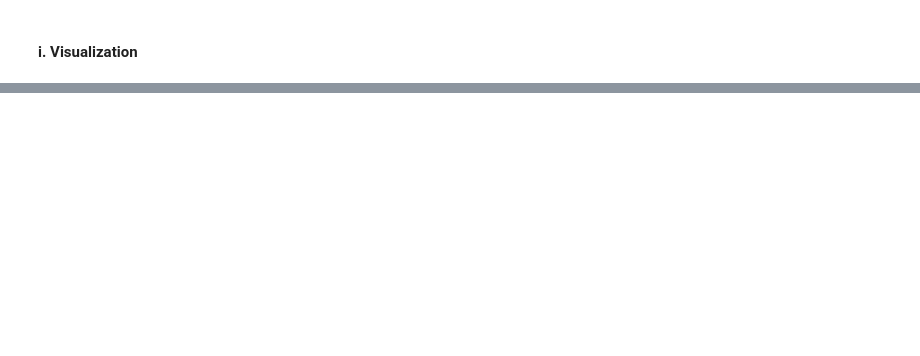
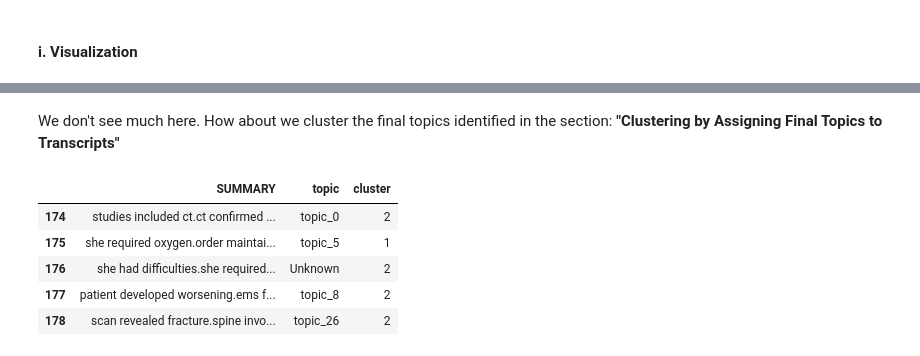
Before and after one commit to gaurikatyagi/Natural-Language-Processing, a Jupyter notebook: Introdution to NLP-Clustering Text.ipynb, the cells around one changed output, grey strips where cells are left out. Cells and saved outputs as stored; diff of their text form; code cells hidden in the pictures; blank space fills up the shorter version.

```diff
--- a/Introdution to NLP-Clustering Text.ipynb
+++ b/Introdution to NLP-Clustering Text.ipynb
@@ -783,0 +777,15 @@ g = sns.pairplot(topics_all, hue="cluster")
+# %% [markdown]
+We don't see much here. How about we cluster the final topics identified in the section: <b>"Clustering by Assigning Final Topics to Transcripts"</b>
+# %%
+df_for_h_visual = df
+df_for_h_visual["cluster"] = topics_all["cluster"]
+df_for_h_visual.drop(['propensity'], axis = 1, inplace=True)
+df_for_h_visual.topic.fillna(value="Unknown", inplace=True)
+df_for_h_visual.head()
+# %% [output]
+|  | SUMMARY | topic | cluster |
+| 174 | studies included ct.ct confirmed ... | topic_0 | 2 |
+| 175 | she required oxygen.order maintai... | topic_5 | 1 |
+| 176 | she had difficulties.she required... | Unknown | 2 |
+| 177 | patient developed worsening.ems f... | topic_8 | 2 |
+| 178 | scan revealed fracture.spine invo... | topic_26 | 2 |
```
Also changed, not shown: parts of 16 cells of this notebook.
